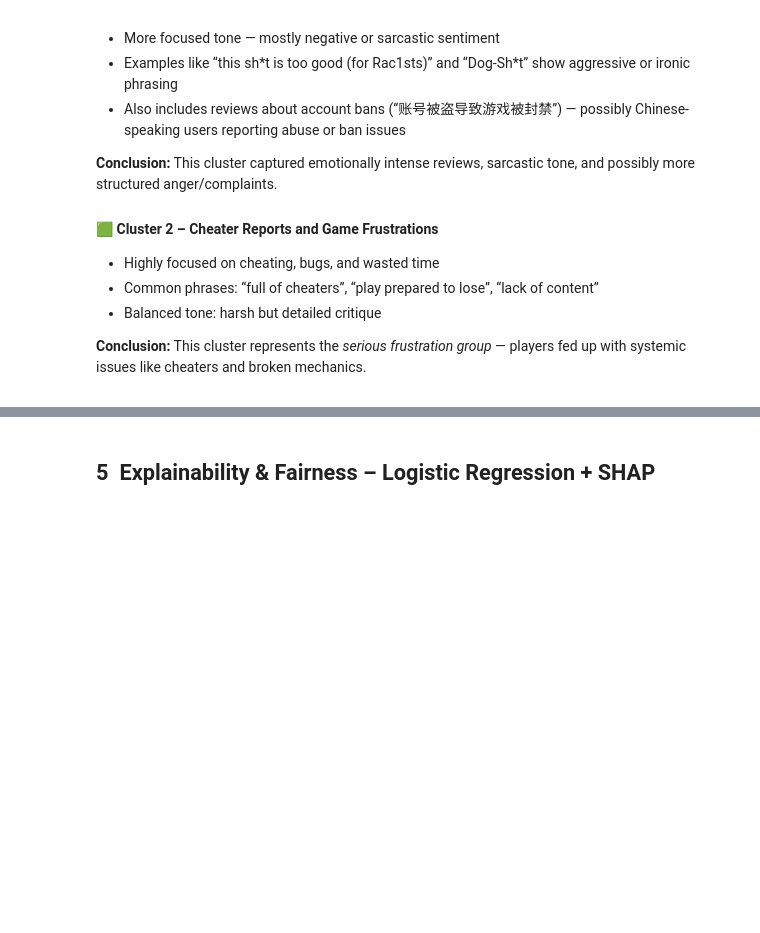
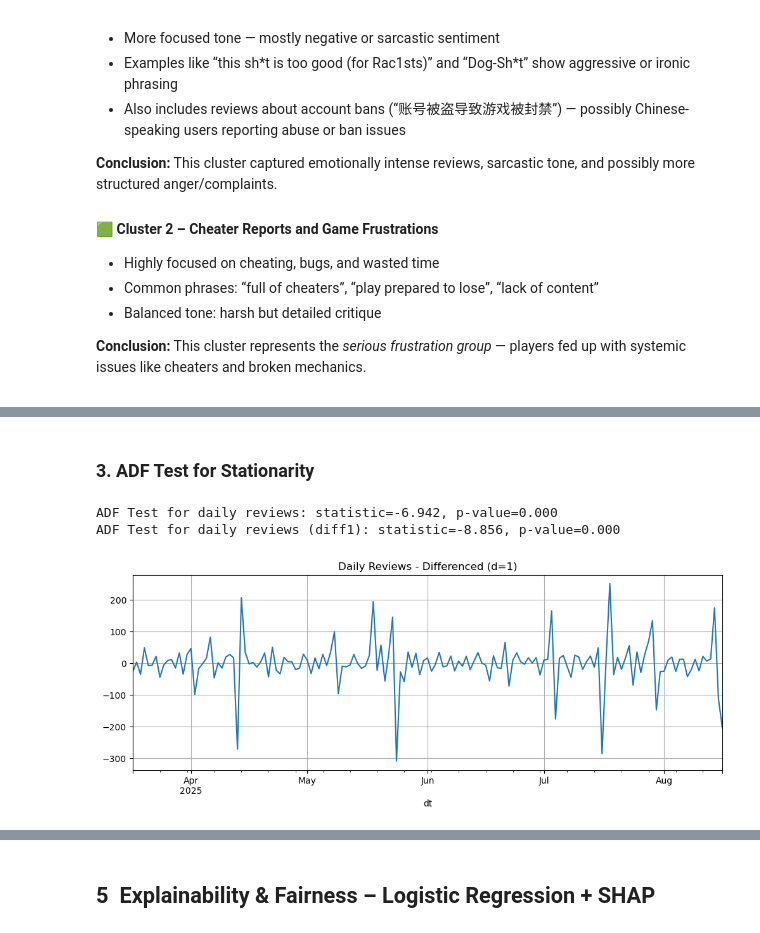
Before and after one commit to lior-benjman/DataSC-Essences, a Jupyter notebook: steam_full_pipeline.ipynb, the cells around one changed output, grey strips where cells are left out. Drawn from its saved outputs; the diff is of its cells as text; code cells hidden in the pictures; blank space fills up the shorter version.

```diff
--- a/steam_full_pipeline.ipynb
+++ b/steam_full_pipeline.ipynb
@@ -1003,0 +905,21 @@ Accuracy: 0.8067
+# %% [markdown]
+### 3. ADF Test for Stationarity
+# %%
+def adf_test(series, name=""):
+    result = adfuller(series)
+    print(f"ADF Test for {name}: statistic={result[0]:.3f}, p-value={result[1]:.3f}")
+
+adf_test(daily, "daily reviews")
+
+# אם p>0.05 → נוסיף הבדלה
+daily_diff = daily.diff().dropna()
+adf_test(daily_diff, "daily reviews (diff1)")
+
+plt.figure(figsize=(12,4))
+daily_diff.plot(title="Daily Reviews - Differenced (d=1)")
+plt.grid(True)
+plt.show()
+# %% [output]
+ADF Test for daily reviews: statistic=-6.942, p-value=0.000
+ADF Test for daily reviews (diff1): statistic=-8.856, p-value=0.000
+[figure, added]
```
Also changed, not shown: parts of 34 cells of this notebook, 1 other file.
